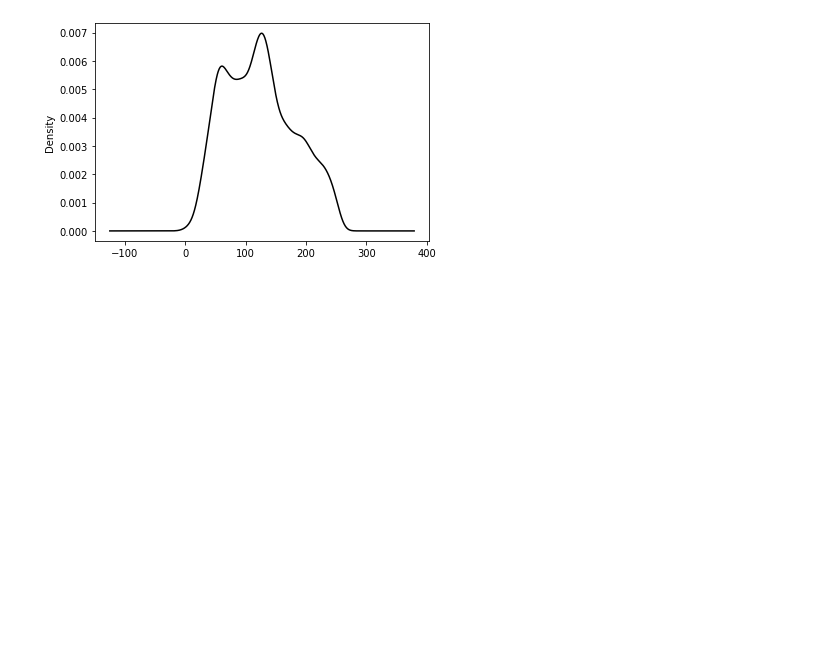
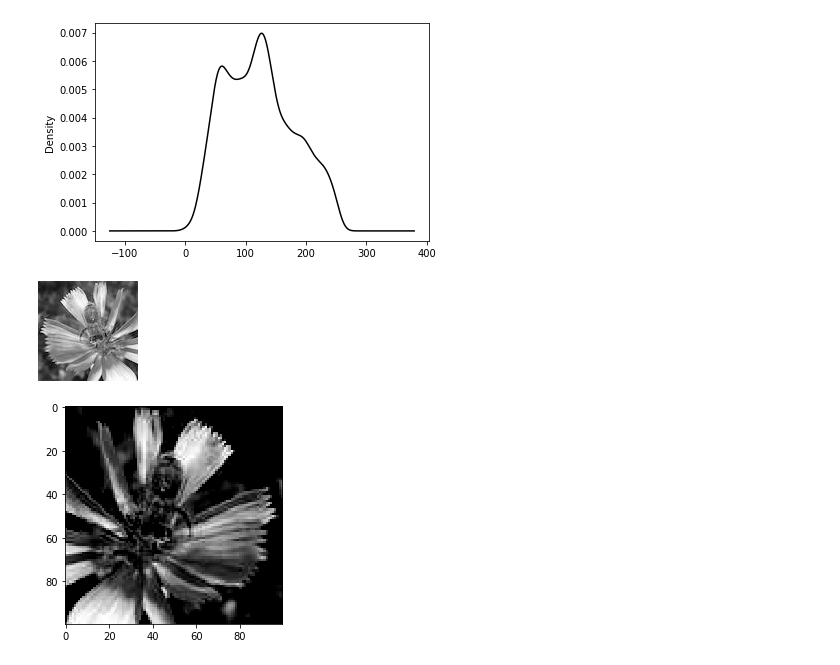
Before and after one commit to CristinaTRico/NBees, a Jupyter notebook: notebook.ipynb, the cells around one changed output. Cells and saved outputs as stored; diff of their text form; code cells hidden in the pictures; blank space fills up the shorter version.

Commit message:
notebook task 9

```diff
--- a/notebook.ipynb
+++ b/notebook.ipynb
@@ -163,3 +163,29 @@ Our NumPy array has the shape: (100, 100)
 [figure]
 <matplotlib.axes._subplots.AxesSubplot at 0x...>
 [figure]
+# %%
+# flip the image left-right with transpose
+# ... YOUR CODE FOR TASK 9 ...
+honey_bw_flip = honey_bw.transpose(Image.FLIP_LEFT_RIGHT)
+# show the flipped image
+display(honey_bw_flip)
+
+# save the flipped image
+# ... YOUR CODE FOR TASK 9 ...
+honey_bw_flip.save("saved_images/bw_flipped.jpg")
+# create higher contrast by reducing range
+# ... YOUR CODE FOR TASK 9 ...
+honey_hc_arr = np.maximum(honey_bw_arr, 100)
+# show the higher contrast version
+plt.imshow(honey_hc_arr, cmap=plt.cm.gray)
+
+# convert the NumPy array of high contrast to an Image
+# ... YOUR CODE FOR TASK 9 ...
+honey_bw_hc = Image.fromarray(honey_hc_arr)
+
+# save the high contrast version
+# ... YOUR CODE FOR TASK 9 ...
+honey_bw_hc.save("saved_images/bw_hc.jpg")
+# %% [output]
+[figure, added]
+[figure, added]
```
